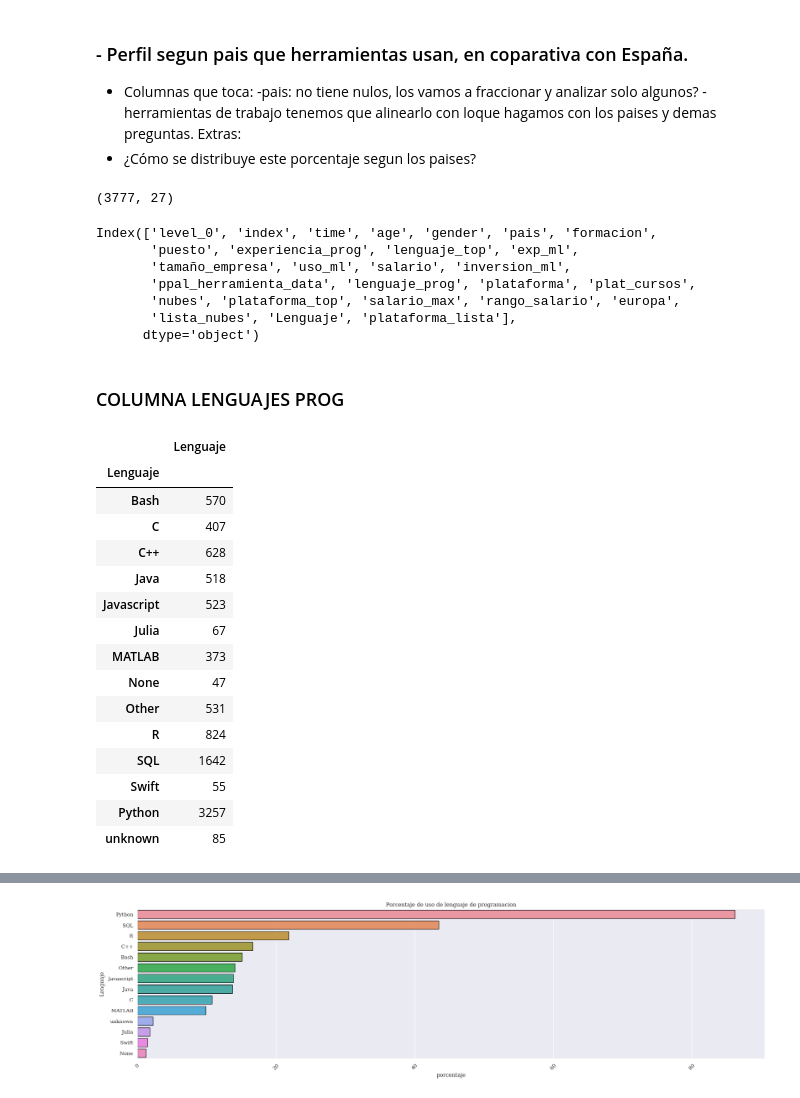
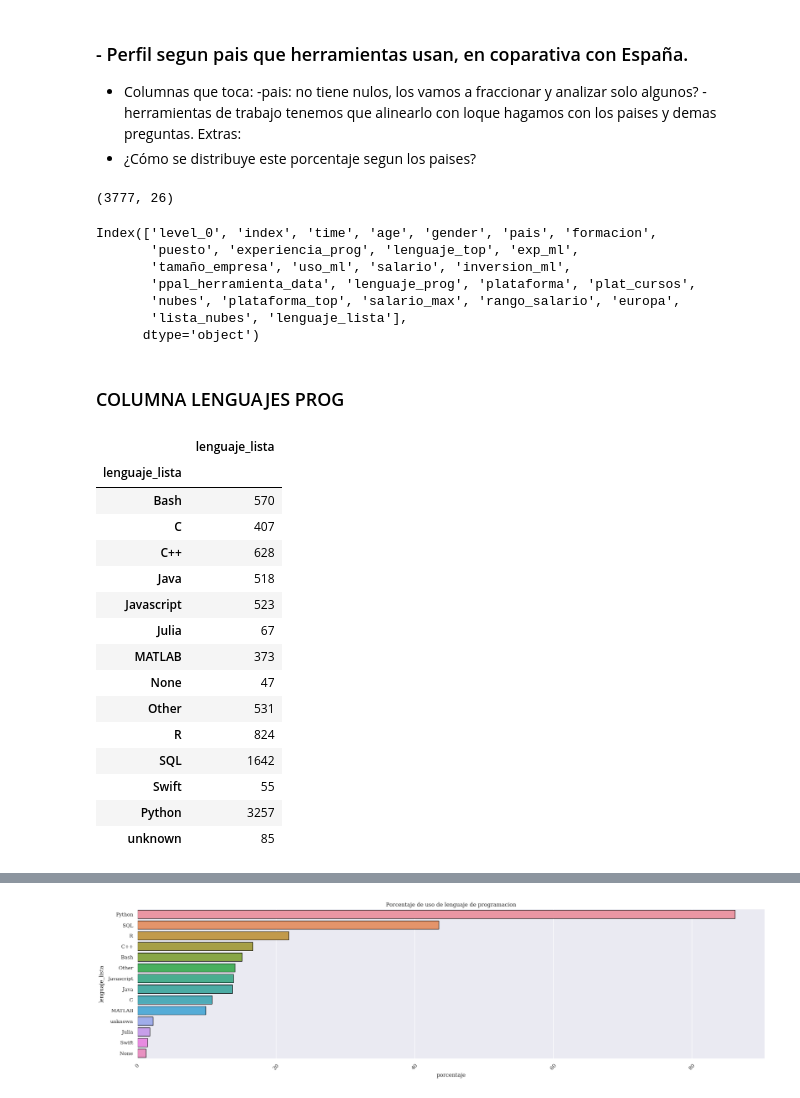
Before and after one commit to Adalab/project-DA-promo-c-modulo-2-team-5, a Jupyter notebook: sprint3_proyecto_modulo2.ipynb, the cells around one changed output, grey strips where cells are left out. Cells and saved outputs as stored; diff of their text form; code cells hidden in the pictures.

```diff
--- a/sprint3_proyecto_modulo2.ipynb
+++ b/sprint3_proyecto_modulo2.ipynb
@@ -23,5 +21,5 @@ style_list = ['default', 'classic'] + sorted(
 # %%
-df= pd.read_pickle("data_final.pickle") #Abrimos el dataframe
+df= pd.read_pickle("data/data_final.pickle") #Abrimos el dataframe
 # %%
 df.head(2)
 # %% [output]
@@ -341,7 +339,7 @@ df_europa= df[ df['europa'] == 'SI']
 # %%
 df_europa.shape
 # %% [output]
-(3777, 27)
+(3777, 26)
 # %%
 df_europa.columns
 # %% [output]
@@ -350,18 +348,18 @@ Index(['level_0', 'index', 'time', 'age', 'gender', 'pais', 'formacion',
        'tamaño_empresa', 'uso_ml', 'salario', 'inversion_ml',
        'ppal_herramienta_data', 'lenguaje_prog', 'plataforma', 'plat_cursos',
        'nubes', 'plataforma_top', 'salario_max', 'rango_salario', 'europa',
-       'lista_nubes', 'Lenguaje', 'plataforma_lista'],
+       'lista_nubes', 'lenguaje_lista'],
       dtype='object')
 # %% [markdown]
 ### COLUMNA LENGUAJES PROG
 # %%
-df_explode_lenguaje =df_europa.explode('Lenguaje')
+df_explode_lenguaje =df_europa.explode('lenguaje_lista')
 # %%
-df_group_lenguajes =pd.DataFrame(df_explode_lenguaje.groupby('Lenguaje')['Lenguaje'].count())
+df_group_lenguajes =pd.DataFrame(df_explode_lenguaje.groupby('lenguaje_lista')['lenguaje_lista'].count())
 df_group_lenguajes
 # %% [output]
-|  | Lenguaje |
-| Lenguaje |  |
+|  | lenguaje_lista |
+| lenguaje_lista |  |
 | Bash | 570 |
 | C | 407 |
 | C++ | 628 |
```
Also changed, not shown: parts of 30 cells of this notebook, 2 other files.
